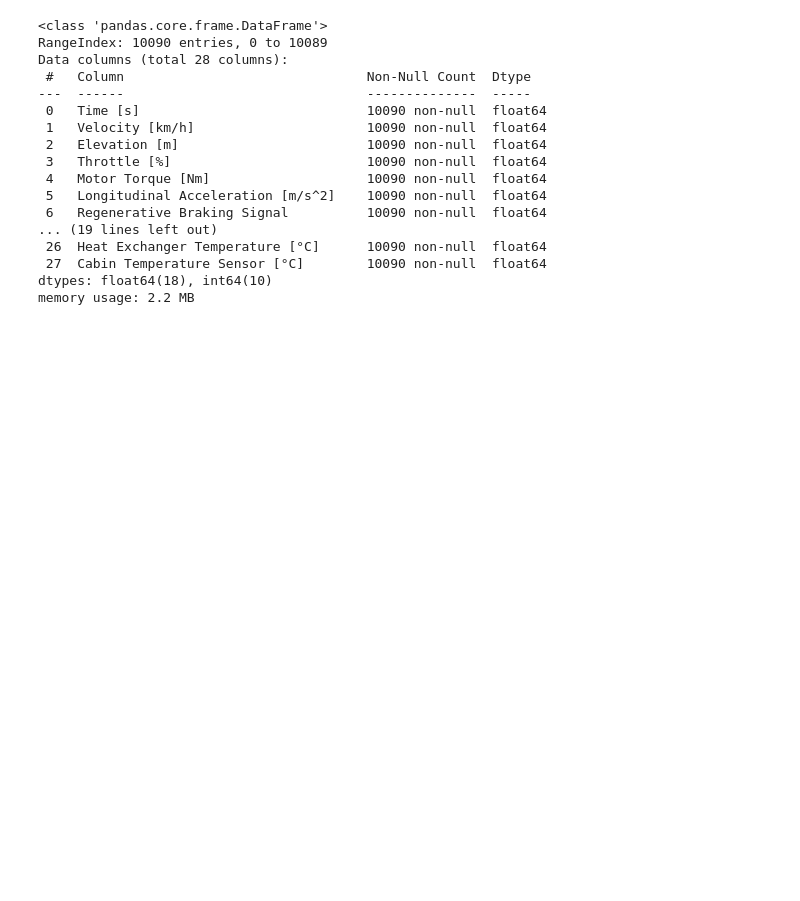
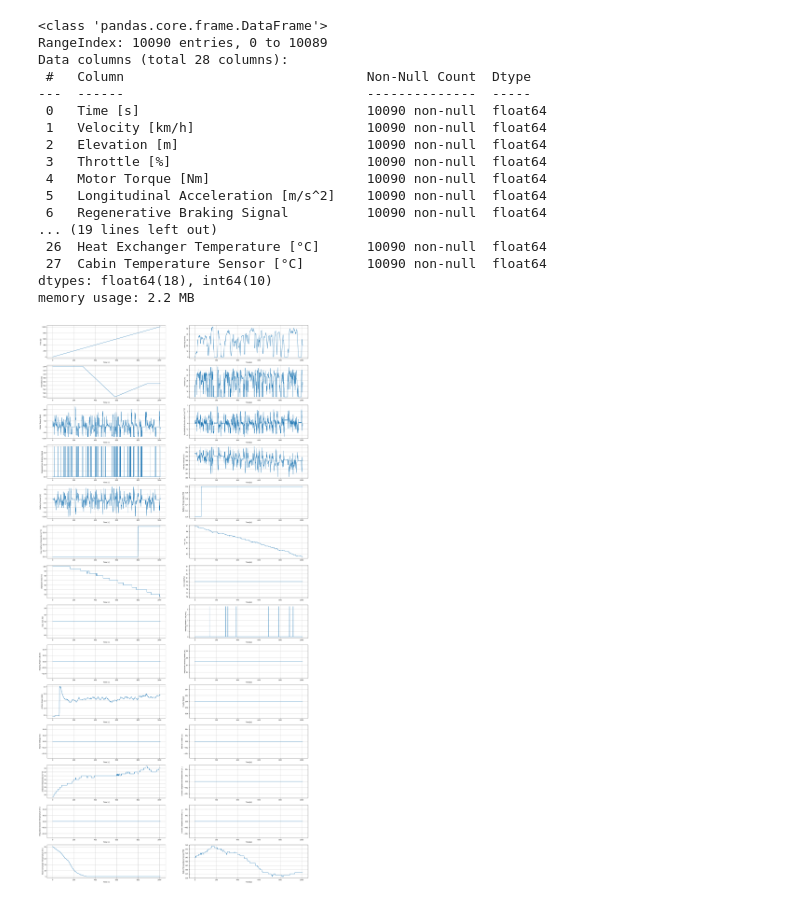
Before and after one commit to ConnorMcWard/EV-Battery, a Jupyter notebook: EV.ipynb, the cells around one changed output. Cells and saved outputs as stored; diff of their text form; code cells hidden in the pictures; blank space fills up the shorter version.

```diff
--- a/EV.ipynb
+++ b/EV.ipynb
@@ -120,3 +190,20 @@ Data columns (total 28 columns):
  27  Cabin Temperature Sensor [°C]        10090 non-null  float64
 dtypes: float64(18), int64(10)
 memory usage: 2.2 MB
+# %%
+def plot_df_subplots(df, nrows, ncols, figsize=(30,24)):
+    ''' Create a subplot of all the factors and their changes across time'''
+    factors = list(df.columns)
+    plt.figure(figsize=figsize)
+
+    for idx, key in enumerate(factors):
+        plt.subplot(nrows, ncols, idx+1)
+        plt.plot(np.array(range(df.shape[0]))*0.1, df[key])
+        plt.ylabel(key)
+        plt.grid(True)
+        plt.xlabel(factors[0])
+        plt.show
+# %%
+plot_df_subplots(df, nrows=14, ncols=2, figsize=(30,64))
+# %% [output]
+[figure, added]
```
Also changed, not shown: parts of 9 cells of this notebook.
